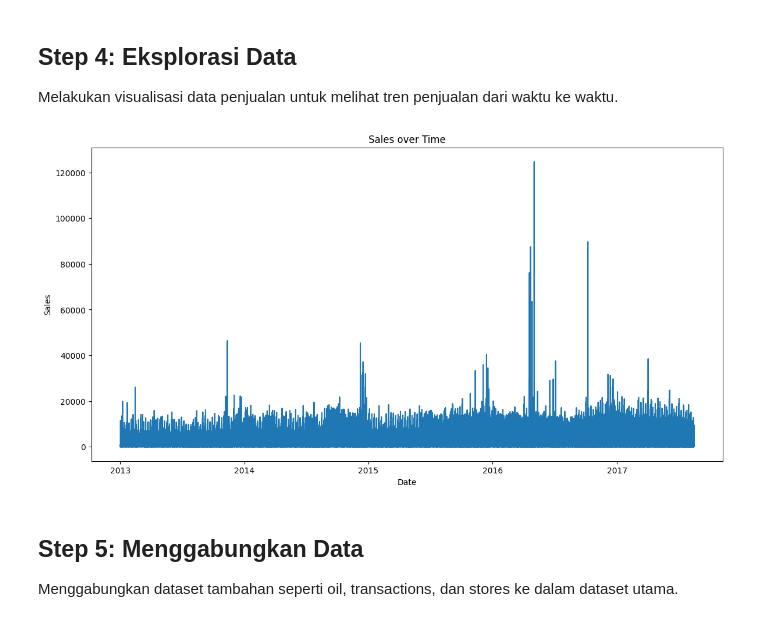
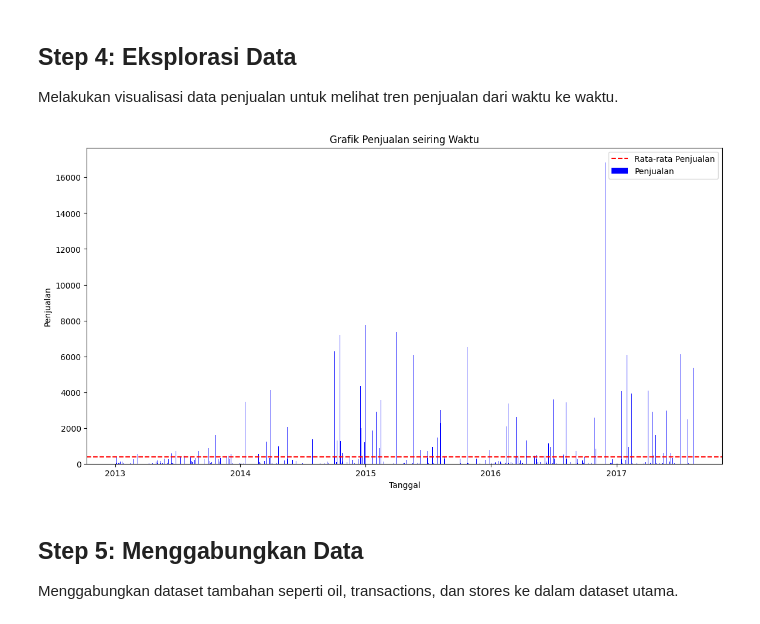
Before and after one commit to syahrilakbar63/Optimalisasi-Persediaan-Barang-dan-Prediksi-Permintaan-Berbasis-Data-Mining, a Jupyter notebook: notebooks/data_mining_optimasi_persediaan.ipynb, the cells around one changed output. Cells and saved outputs as stored; diff of their text form; code cells hidden in the pictures.

```diff
--- a/notebooks/data_mining_optimasi_persediaan.ipynb
+++ b/notebooks/data_mining_optimasi_persediaan.ipynb
@@ -38,12 +38,12 @@ from sklearn.metrics import mean_squared_error, r2_score
 Membaca file dataset yang diperlukan menggunakan `pd.read_csv()`.
 # %%
 # Step 2: Membaca Dataset
-train = pd.read_csv('/workspaces/codespaces-jupyter/data/train.csv')
-test = pd.read_csv('/workspaces/codespaces-jupyter/data/test.csv')
-stores = pd.read_csv('/workspaces/codespaces-jupyter/data/stores.csv')
-oil = pd.read_csv('/workspaces/codespaces-jupyter/data/oil.csv')
-holidays_events = pd.read_csv('/workspaces/codespaces-jupyter/data/holidays_events.csv')
-transactions = pd.read_csv('/workspaces/codespaces-jupyter/data/transactions.csv')
+train = pd.read_csv('/workspaces/Optimalisasi-Persediaan-Barang-dan-Prediksi-Permintaan-Berbasis-Data-Mining/data/train.csv')
+test = pd.read_csv('/workspaces/Optimalisasi-Persediaan-Barang-dan-Prediksi-Permintaan-Berbasis-Data-Mining/data/test.csv')
+stores = pd.read_csv('/workspaces/Optimalisasi-Persediaan-Barang-dan-Prediksi-Permintaan-Berbasis-Data-Mining/data/stores.csv')
+oil = pd.read_csv('/workspaces/Optimalisasi-Persediaan-Barang-dan-Prediksi-Permintaan-Berbasis-Data-Mining/data/oil.csv')
+holidays_events = pd.read_csv('/workspaces/Optimalisasi-Persediaan-Barang-dan-Prediksi-Permintaan-Berbasis-Data-Mining/data/holidays_events.csv')
+transactions = pd.read_csv('/workspaces/Optimalisasi-Persediaan-Barang-dan-Prediksi-Permintaan-Berbasis-Data-Mining/data/transactions.csv')
 # %% [markdown]
 ## Step 3: Pra-Pemrosesan Data
 
@@ -66,13 +66,15 @@ Melakukan visualisasi data penjualan untuk melihat tren penjualan dari waktu ke
 # %%
 # Step 4: Eksplorasi Data
 plt.figure(figsize=(14, 7))
-plt.plot(train['date'], train['sales'])
-plt.title('Sales over Time')
-plt.xlabel('Date')
-plt.ylabel('Sales')
+plt.bar(train['date'], train['sales'], color='b', label='Penjualan')
+plt.axhline(y=train['sales'].mean(), color='r', linestyle='--', label='Rata-rata Penjualan')
+plt.xlabel('Tanggal')
+plt.ylabel('Penjualan')
+plt.title('Grafik Penjualan seiring Waktu')
+plt.legend()
 plt.show()
 # %% [output]
-[figure, old version]
+[figure, new version]
 # %% [markdown]
 ## Step 5: Menggabungkan Data
 
```
Also changed, not shown: parts of 1 cell of this notebook, 3 other files.
